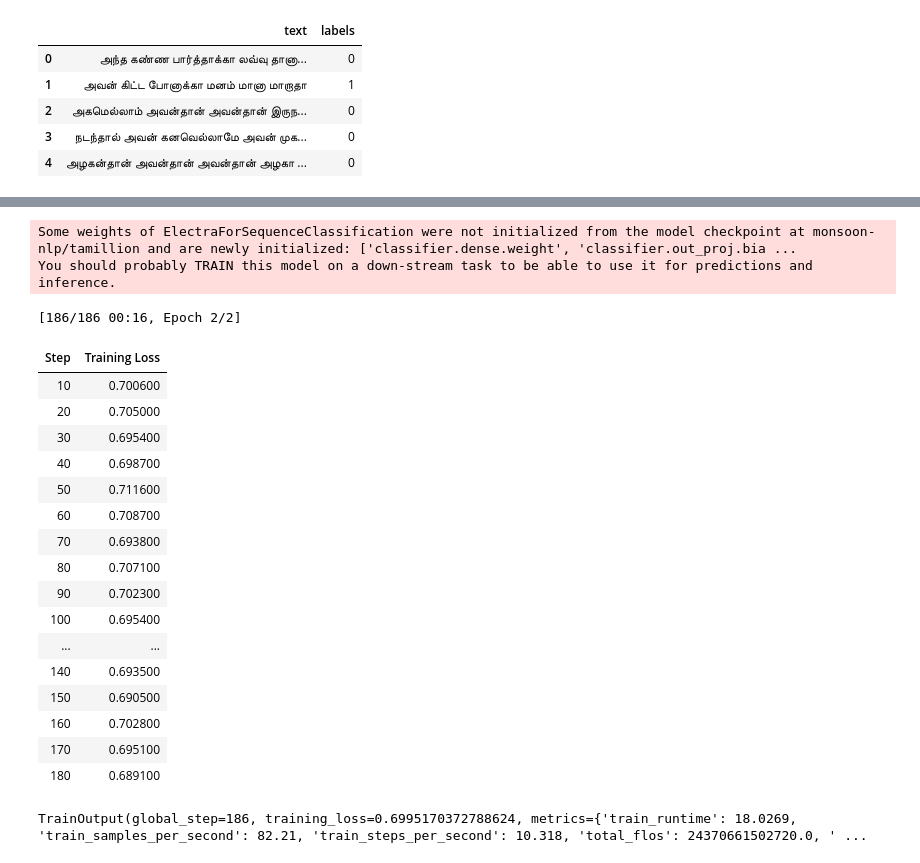
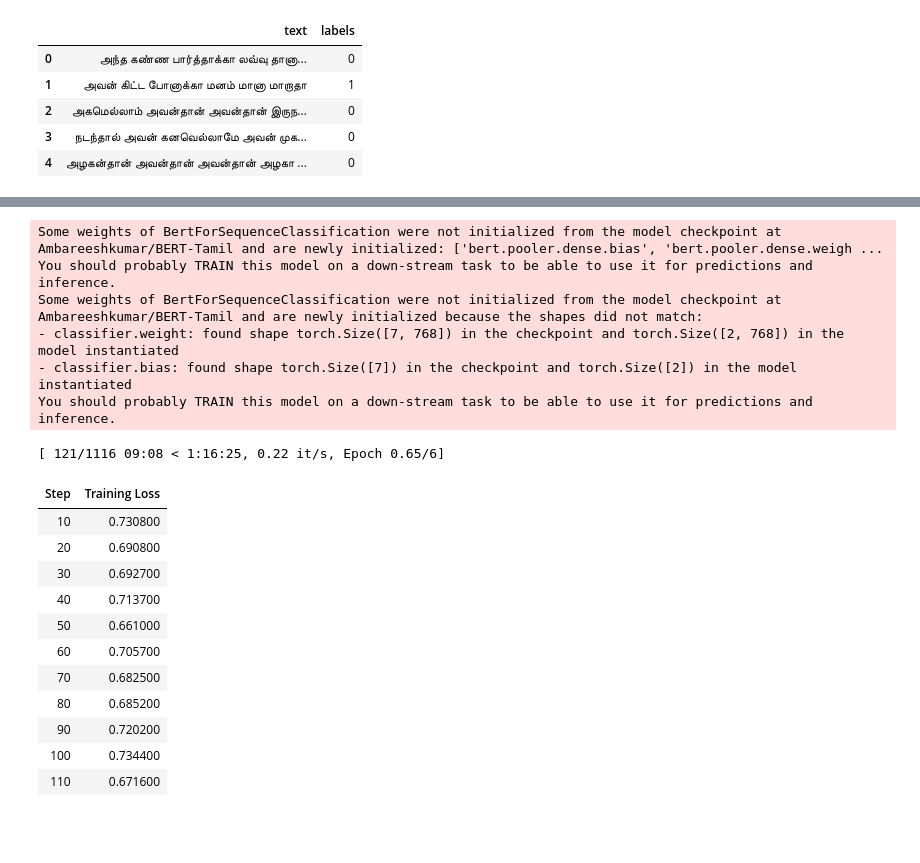
Before and after one commit to sarraj-sareef/metaphor-detection-tamil, a Jupyter notebook: Binary_classifier_2.ipynb, the cells around one changed output, grey strips where cells are left out. Cells and saved outputs as stored; diff of their text form; code cells hidden in the pictures; blank space fills up the shorter version.

```diff
--- a/Binary_classifier_2.ipynb
+++ b/Binary_classifier_2.ipynb
@@ -101,8 +119,16 @@ hg_test_data = Dataset.from_pandas(test_data)
 # X_train, X_test, y_train, y_test = train_test_split(X, y, test_size = 0.20, random_state = 0)
 # %%
 from transformers import AutoTokenizer
-tokenizer = AutoTokenizer.from_pretrained("monsoon-nlp/tamillion")
+# model = "monsoon-nlp/tamillion"
+# model = "google/muril-base-cased"
+model = "Ambareeshkumar/BERT-Tamil"
+# model = "ai4bharat/indic-bert"
+tokenizer = AutoTokenizer.from_pretrained(model)
 # tokenizer = AutoTokenizer.from_pretrained("google/muril-base-cased")
+# tokenizer = AutoTokenizer.from_pretrained("Ambareeshkumar/BERT-Tamil")
+# tokenizer = AutoTokenizer.from_pretrained("l3cube-pune/tamil-bert")
+
+# tokenizer = AutoTokenizer.from_pretrained("l3cube-pune/tamil-bert")
 # tokenized_data = tokenizer(X_train, return_tensors="np", padding=True)
 # # Tokenizer returns a BatchEncoding, but we convert that to a dict for Keras
 # tokenized_data = dict(tokenized_data)
@@ -117,6 +149,7 @@ def tokenize_dataset(data):
 
 # Tokenize the dataset
 dataset_train = hg_train_data.map(tokenize_dataset)
+dataset_eval = hg_eval_data.map(tokenize_dataset)
 dataset_test = hg_test_data.map(tokenize_dataset)
 # %%
 print(dataset_train)
@@ -135,22 +173,26 @@ from transformers import AutoModelForSequenceClassification
 # from tensorflow.keras.optimizers import Adam
 
 # Load and compile our model
-model = AutoModelForSequenceClassification.from_pretrained("monsoon-nlp/tamillion",num_labels=2)
+model = AutoModelForSequenceClassification.from_pretrained(model,num_labels=2,ignore_mismatched_sizes=True)
 # Lower learning rates are often better for fine-tuning transformers
 # model.compile(optimizer=Adam(3e-5))  # No loss argument!
 
 # model.fit(tokenized_data, labels)
 # %% [output]
-Some weights of ElectraForSequenceClassification were not initialized from the model checkpoint at monsoon-nlp/tamillion and are newly initialized: ['classifier.dense.weight', 'classifier.out_proj.bia ...
+Some weights of BertForSequenceClassification were not initialized from the model checkpoint at Ambareeshkumar/BERT-Tamil and are newly initialized: ['bert.pooler.dense.bias', 'bert.pooler.dense.weigh ...
 You should probably TRAIN this model on a down-stream task to be able to use it for predictions and inference.
+Some weights of BertForSequenceClassification were not initialized from the model checkpoint at Ambareeshkumar/BERT-Tamil and are newly initialized because the shapes did not match:
+- classifier.weight: found shape torch.Size([7, 768]) in the checkpoint and torch.Size([2, 768]) in the model instantiated
+- classifier.bias: found shape torch.Size([7]) in the checkpoint and torch.Size([2]) in the model instantiated
+You should probably TRAIN this model on a down-stream task to be able to use it for predictions and inference.
 # %%
 training_args = TrainingArguments(
-    output_dir="./metaphor_detection/",
-    num_train_epochs=2,              # total number of training epochs
-    per_device_train_batch_size=8,  # batch size per device during training
+    output_dir="./metaphor_classifier_tamil/",
+    num_train_epochs=6,              # total number of training epochs
+    per_device_train_batch_size=4,  # batch size per device during training
     per_device_eval_batch_size=16,   # batch size for evaluation
     warmup_steps=500,                # number of warmup steps for learning rate scheduler
-    weight_decay=0.01,               # strength of weight decay
+    weight_decay=0.09,               # strength of weight decay
     logging_dir='./logs',            # directory for storing logs
     logging_steps=10,
     eval_steps = 0
@@ -165,31 +256,25 @@ def compute_metrics(eval_pred):
 # %%
 trainer = Trainer(
     model=model,
     args=training_args,
     train_dataset=dataset_train,
-    eval_dataset=dataset_test,
+    eval_dataset=dataset_eval,
     compute_metrics=compute_metrics,
     # callbacks=[EarlyStoppingCallback(early_stopping_patience=1)]
 )
 
 trainer.train()
 # %% [output]
-[186/186 00:16, Epoch 2/2]
+[ 121/1116 09:08 < 1:16:25, 0.22 it/s, Epoch 0.65/6]
 | Step | Training Loss |
-| 10 | 0.700600 |
-| 20 | 0.705000 |
-| 30 | 0.695400 |
-| 40 | 0.698700 |
-| 50 | 0.711600 |
-| 60 | 0.708700 |
-| 70 | 0.693800 |
-| 80 | 0.707100 |
-| 90 | 0.702300 |
-| 100 | 0.695400 |
-| ... | ... |
-| 140 | 0.693500 |
-| 150 | 0.690500 |
-| 160 | 0.702800 |
-| 170 | 0.695100 |
-| 180 | 0.689100 |
+| 10 | 0.730800 |
+| 20 | 0.690800 |
+| 30 | 0.692700 |
+| 40 | 0.713700 |
+| 50 | 0.661000 |
+| 60 | 0.705700 |
+| 70 | 0.682500 |
+| 80 | 0.685200 |
+| 90 | 0.720200 |
+| 100 | 0.734400 |
+| 110 | 0.671600 |
-TrainOutput(global_step=186, training_loss=0.6995170372788624, metrics={'train_runtime': 18.0269, 'train_samples_per_second': 82.21, 'train_steps_per_second': 10.318, 'total_flos': 24370661502720.0, ' ...
```
Also changed, not shown: parts of 19 cells of this notebook.
